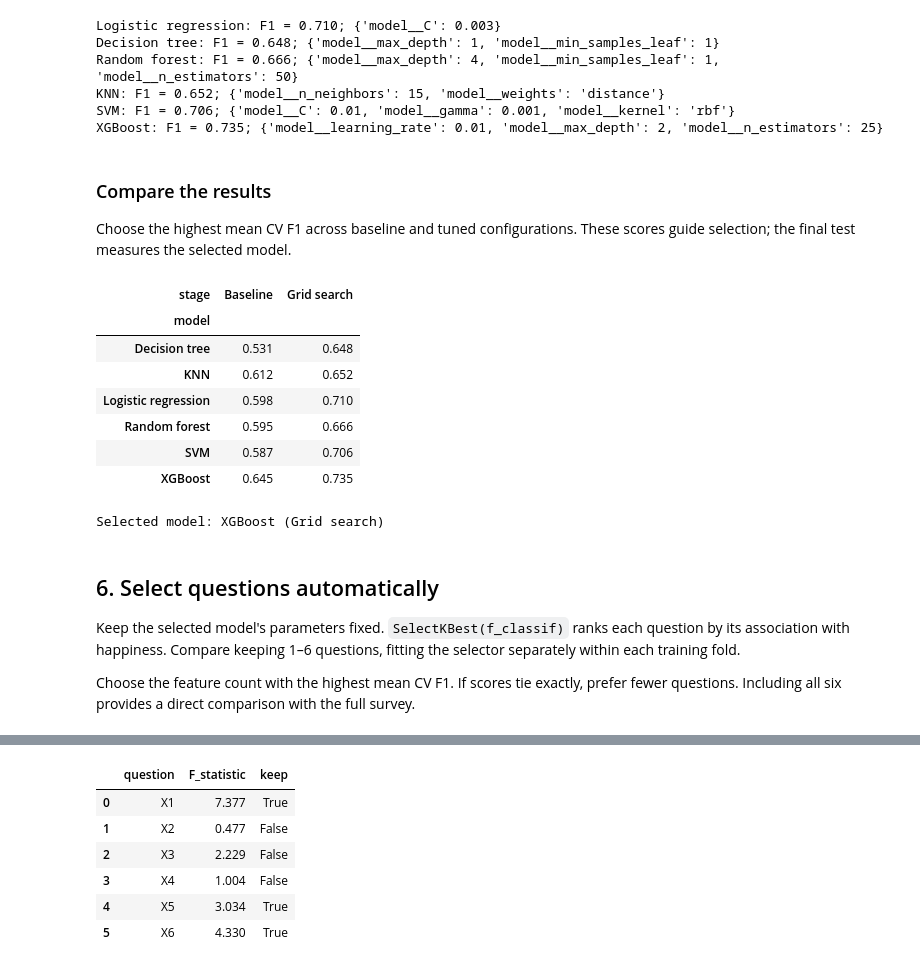
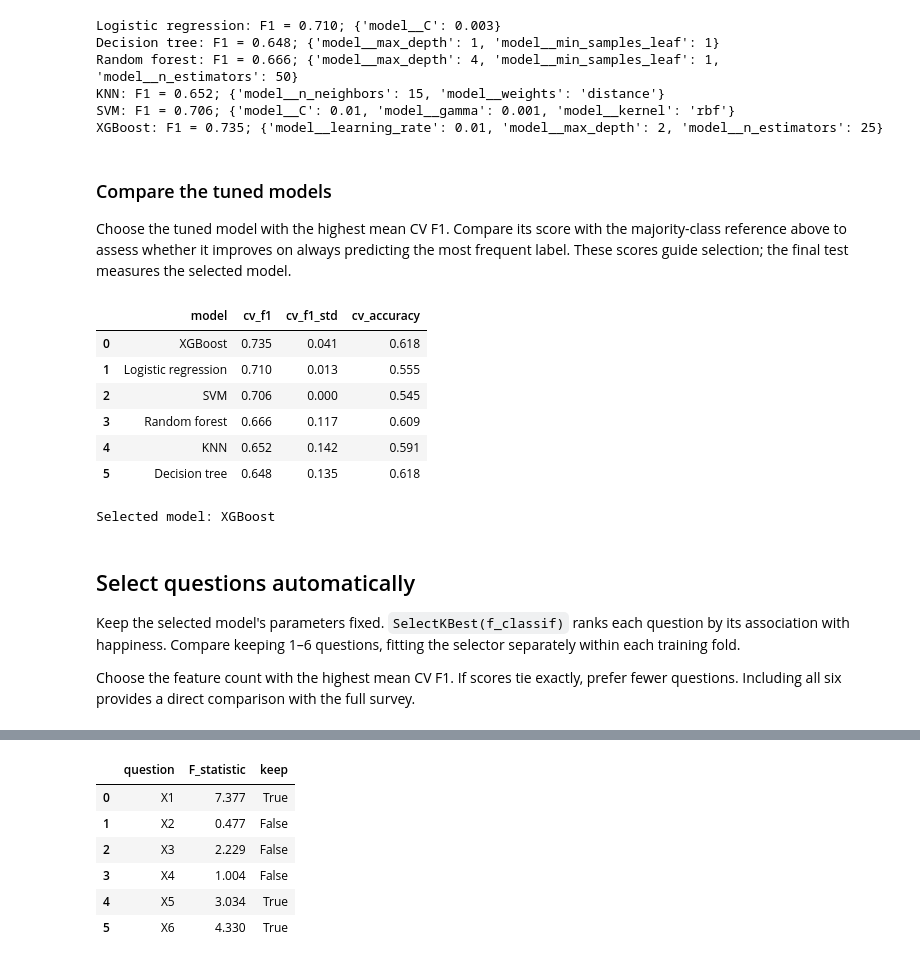
Before and after one commit to ca34525/QWFuFPmtYoLpq4Qt, a Jupyter notebook: notebooks/1.0-CTA-customer-happiness-analysis.ipynb, the cells around one changed output, grey strips where cells are left out. Cells and saved outputs as stored; diff of their text form; code cells hidden in the pictures.

```diff
--- a/notebooks/1.0-CTA-customer-happiness-analysis.ipynb
+++ b/notebooks/1.0-CTA-customer-happiness-analysis.ipynb
@@ -264,12 +265,12 @@ cv = StratifiedKFold(n_splits=10, shuffle=True, random_state=RANDOM_STATE)
 scoring = {"f1": "f1", "accuracy": "accuracy"}
 
 models = {
-    "Logistic regression": LogisticRegression(max_iter=1000),
+    "Logistic regression": LogisticRegression(),
     "Decision tree": DecisionTreeClassifier(random_state=RANDOM_STATE),
-    "Random forest": RandomForestClassifier(random_state=RANDOM_STATE, n_jobs=1),
+    "Random forest": RandomForestClassifier(random_state=RANDOM_STATE),
     "KNN": KNeighborsClassifier(),
     "SVM": SVC(),
-    "XGBoost": XGBClassifier(random_state=RANDOM_STATE, eval_metric="logloss", n_jobs=1),
+    "XGBoost": XGBClassifier(random_state=RANDOM_STATE),
 }
 
 pipelines = {}
@@ -286,23 +287,6 @@ dummy_scores = cross_validate(
 )
 print(f"Majority-class mean CV F1: {dummy_scores['test_f1'].mean():.3f}")
 print(f"Majority-class mean CV accuracy: {dummy_scores['test_accuracy'].mean():.3f}")
-
-results = []
-candidates = {}
-for name, pipeline in pipelines.items():
-    scores = cross_validate(pipeline, X_train, y_train, cv=cv, scoring=scoring)
-    results.append(
-        {
-            "model": name,
-            "stage": "Baseline",
-            "cv_f1": scores["test_f1"].mean(),
-            "cv_f1_std": scores["test_f1"].std(),
-            "cv_accuracy": scores["test_accuracy"].mean(),
-        }
-    )
-    candidates[(name, "Baseline")] = pipeline
-
-pd.DataFrame(results).sort_values("cv_f1", ascending=False).round(3)
 # %% [output]
 Majority-class mean CV F1: 0.706
 Majority-class mean CV accuracy: 0.545
@@ -366,6 +342,7 @@ The six grids contain 240 parameter combinations in total. Ten folds
 require 2,400 fits, followed by one refit per model on all training
 responses. SVM ignores `gamma` when its kernel is linear.
 # %%
+results = []
 grid_searches = {}
 for name, pipeline in pipelines.items():
     search = GridSearchCV(
@@ -378,12 +355,10 @@ for name, pipeline in pipelines.items():
     )
     search.fit(X_train, y_train)
     grid_searches[name] = search
-    candidates[(name, "Grid search")] = search.best_estimator_
     best_index = search.best_index_
     results.append(
         {
             "model": name,
-            "stage": "Grid search",
             "cv_f1": search.best_score_,
             "cv_f1_std": search.cv_results_["std_test_f1"][best_index],
             "cv_accuracy": search.cv_results_["mean_test_accuracy"][best_index],
@@ -398,33 +373,32 @@ KNN: F1 = 0.652; {'model__n_neighbors': 15, 'model__weights': 'distance'}
 SVM: F1 = 0.706; {'model__C': 0.01, 'model__gamma': 0.001, 'model__kernel': 'rbf'}
 XGBoost: F1 = 0.735; {'model__learning_rate': 0.01, 'model__max_depth': 2, 'model__n_estimators': 25}
 # %% [markdown]
-### Compare the results
+### Compare the tuned models
 
-Choose the highest mean CV F1 across baseline and tuned configurations.
+Choose the tuned model with the highest mean CV F1. Compare its score
+with the majority-class reference above to assess whether it improves
+on always predicting the most frequent label.
 These scores guide selection; the final test measures the selected model.
 # %%
-results_df = pd.DataFrame(results)
-comparison = results_df.pivot(index="model", columns="stage", values="cv_f1")
-display(comparison[["Baseline", "Grid search"]].round(3))
+results_df = pd.DataFrame(results).sort_values("cv_f1", ascending=False).reset_index(drop=True)
+display(results_df.round(3))
 
-best_result = results_df.loc[results_df["cv_f1"].idxmax()]
+best_result = results_df.iloc[0]
 best_name = best_result["model"]
-best_stage = best_result["stage"]
-best_pipeline = candidates[(best_name, best_stage)]
+best_pipeline = grid_searches[best_name].best_estimator_
 
-print(f"Selected model: {best_name} ({best_stage})")
+print(f"Selected model: {best_name}")
 # %% [output]
-| stage | Baseline | Grid search |
-| model |  |  |
-| Decision tree | 0.531 | 0.648 |
-| KNN | 0.612 | 0.652 |
-| Logistic regression | 0.598 | 0.710 |
-| Random forest | 0.595 | 0.666 |
-| SVM | 0.587 | 0.706 |
-| XGBoost | 0.645 | 0.735 |
+|  | model | cv_f1 | cv_f1_std | cv_accuracy |
+| 0 | XGBoost | 0.735 | 0.041 | 0.618 |
+| 1 | Logistic regression | 0.710 | 0.013 | 0.555 |
+| 2 | SVM | 0.706 | 0.000 | 0.545 |
+| 3 | Random forest | 0.666 | 0.117 | 0.609 |
+| 4 | KNN | 0.652 | 0.142 | 0.591 |
+| 5 | Decision tree | 0.648 | 0.135 | 0.618 |
-Selected model: XGBoost (Grid search)
+Selected model: XGBoost
 # %% [markdown]
-## 6. Select questions automatically
+## Select questions automatically
 
 Keep the selected model's parameters fixed. `SelectKBest(f_classif)`
 ranks each question by its association with happiness. Compare keeping
```
Also changed, not shown: parts of 12 cells of this notebook.
